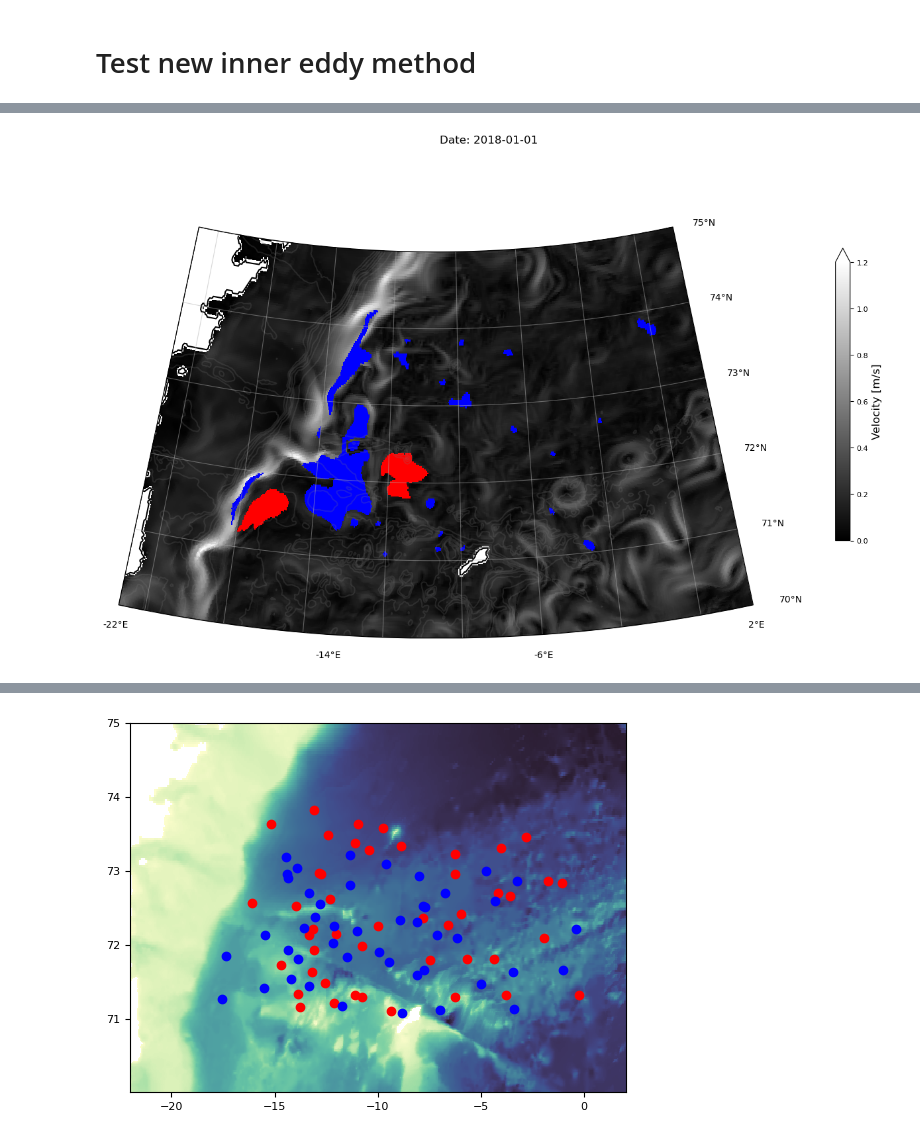
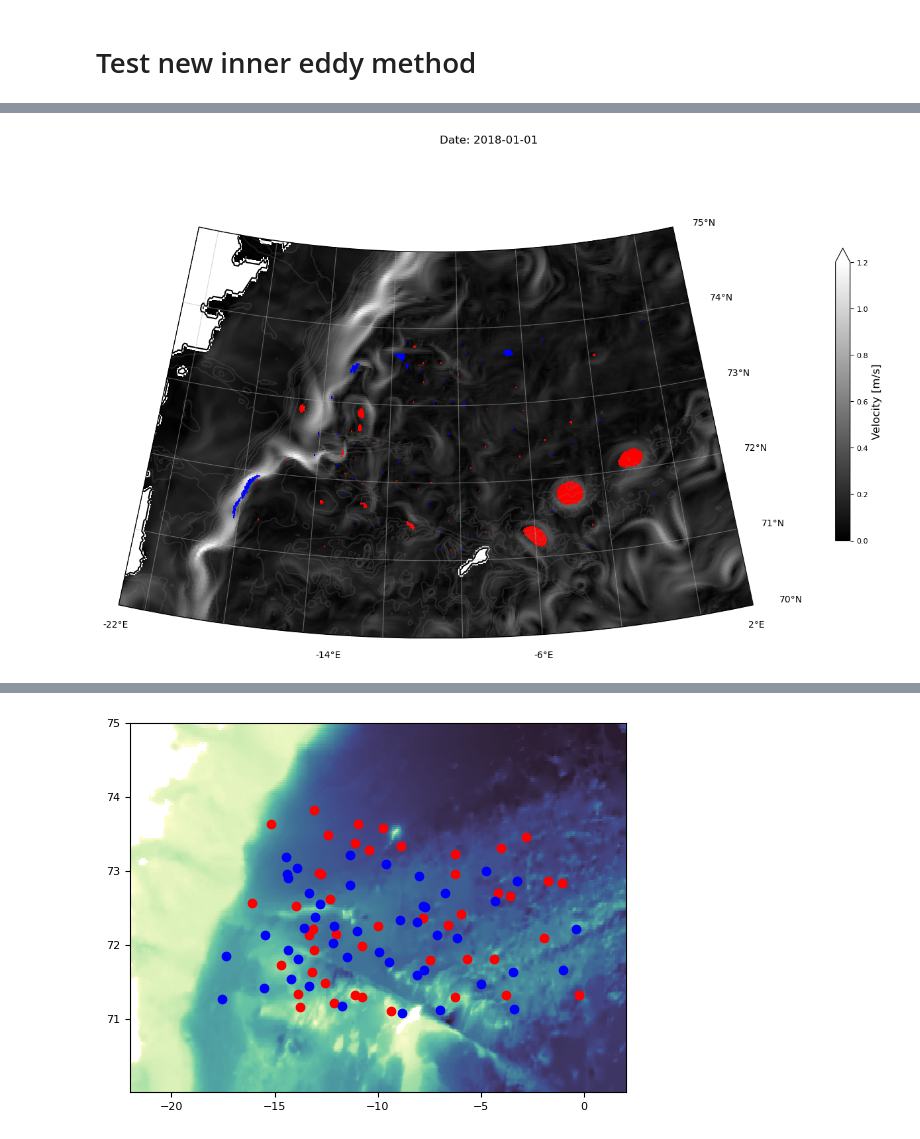
Before and after one commit to EirikKvamme/MScEirik, a Jupyter notebook: Eddies/eddyDetectionNIRD.ipynb, the cells around one changed output, grey strips where cells are left out. Saved outputs shown, nothing was run; the diff lists cells and outputs as text; code cells hidden in the pictures.

Commit message:
Working on inner eddy region detection, getting closer to a accurate detection. Need a better method for finding the correct inflextion point

```diff
--- a/Eddies/eddyDetectionNIRD.ipynb
+++ b/Eddies/eddyDetectionNIRD.ipynb
@@ -80,7 +80,7 @@ OW_center = OW_center.resample(time='D').mean(dim='time')
 hor_vel = df_hor_vel.resample(time='D').mean(dim='time')
 
 # Define time extent
-time = ['2018-01-01T00:00:00.000000000','2018-01-10T00:00:00.000000000']
+time = ['2018-01-01T00:00:00.000000000','2018-03-31T00:00:00.000000000']
 eta = eta.sel(time=slice(time[0],time[1]))
 eta_center = eta_center.sel(time=slice(time[0],time[1]))
 OW = OW.sel(time=slice(time[0],time[1]))
@@ -544,8 +696,8 @@ if run:
     T = len(eddyLocation)
     pbar = tqdm(total=T, desc="Running algorythm")
     for time in range(len(eddyLocation)):
-        eddies[time] = testeddy.inner_eddy_region_v3(eddyLocation[time][0],eta=eta[time],warm=True,cold=False,test_calib=False,eddiesData=eddies[time])
-        eddies[time] = testeddy.inner_eddy_region_v3(eddyLocation[time][1],eta=eta[time],warm=False,cold=True,test_calib=False,eddiesData=eddies[time])
+        eddies[time] = testeddy.inner_eddy_region_v4(eddyLocation[time][0],eta=eta[time],warm=True,cold=False,test_calib=False,eddiesData=eddies[time])
+        eddies[time] = testeddy.inner_eddy_region_v4(eddyLocation[time][1],eta=eta[time],warm=False,cold=True,test_calib=False,eddiesData=eddies[time])
         pbar.update(1)
     eddies = eddies.where(eddies != 0, np.nan)
     eddies.to_netcdf('/nird/projects/NS9608K/MSc_EK/Data/EddiesTest_v3.nc')
@@ -666,35 +818,35 @@ def update_plot(frame):
     patch = PathPatch(path, transform=axs.transData, edgecolor='black', facecolor='none')
     axs.add_patch(patch)
 
 
     # Set the boundary using the transformed path
     axs.set_boundary(patch.get_path(), transform=axs.transData)
 
     # Add gridlines without labels
     gl = axs.gridlines(draw_labels=False,alpha=0.5)
 
     # Manually add the labels for the bottom and right sides
     xticks = np.arange(extent[0]-10, extent[1]-10 + 1, 8)  # Adjust the range and step as needed
     yticks = np.arange(extent[2], extent[3] + 1, 1)  # Adjust the range and step as needed
 
     # Add bottom labels
     for xtick in xticks:
         axs.text(xtick, extent[2]-0.2, f'{xtick}°E', transform=ccrs.PlateCarree(),
                 fontsize=10, ha='center', va='top')
 
     # Add right labels
     for ytick in yticks:
         axs.text(extent[1] + 1-10, ytick, f'{ytick}°N', transform=ccrs.PlateCarree(),
                 fontsize=10, ha='left', va='center')
 
 
     pbar.update(1)
 
-ani = FuncAnimation(fig, update_plot, frames=T, interval=1000)
+ani = FuncAnimation(fig, update_plot, frames=T, interval=400)
 ani.save(r'/nird/home/ekv036/MSc/Animations/Eddies_v3.gif', writer='pillow', progress_callback=lambda i, n: pbar.update(1))
 pbar.close()
 # %% [output]
-[figure, old version]
+[figure, new version]
 # %%
 display(eddyLocation[7][1])
 # %% [output]
```
Also changed, not shown: parts of 3 cells of this notebook, 1 other file.
